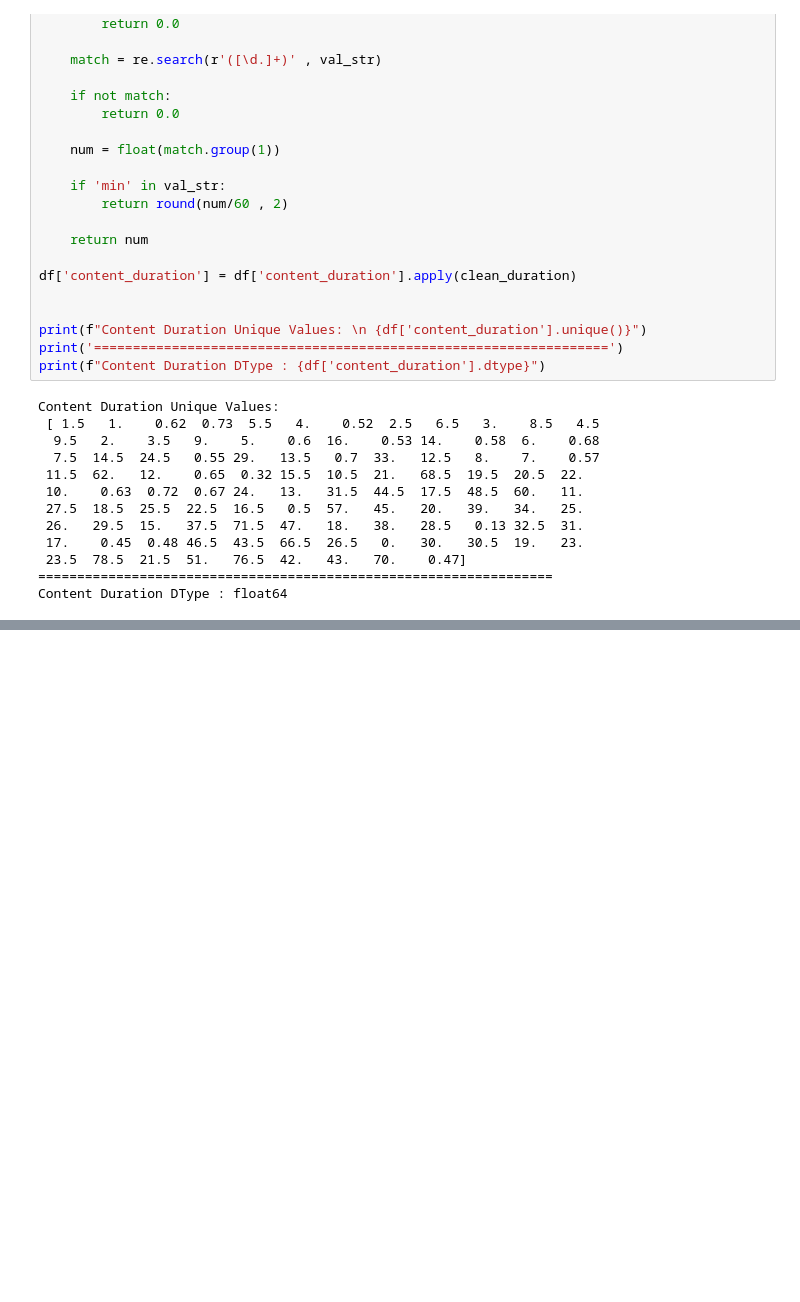
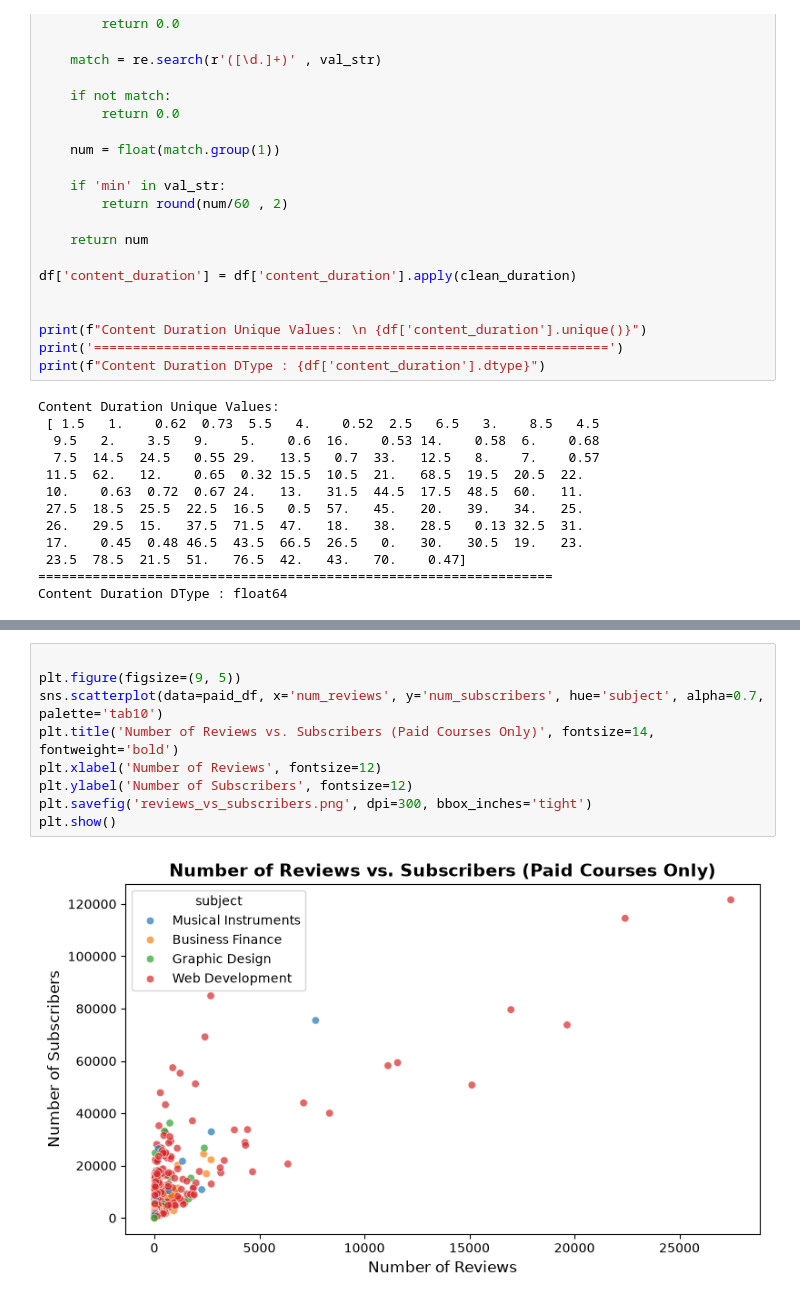
Before and after one commit to ahmedbaddar/Udemy-data-analysis, a Jupyter notebook: Udemy courses.ipynb, the cells around one changed output, grey strips where cells are left out. Cells and saved outputs as stored; diff of their text form; blank space fills up the shorter version.

```diff
--- a/Udemy courses.ipynb
+++ b/Udemy courses.ipynb
@@ -148,0 +301,11 @@ Content Duration DType : float64
+# %%
+
+plt.figure(figsize=(9, 5))
+sns.scatterplot(data=paid_df, x='num_reviews', y='num_subscribers', hue='subject', alpha=0.7, palette='tab10')
+plt.title('Number of Reviews vs. Subscribers (Paid Courses Only)', fontsize=14, fontweight='bold')
+plt.xlabel('Number of Reviews', fontsize=12)
+plt.ylabel('Number of Subscribers', fontsize=12)
+plt.savefig('reviews_vs_subscribers.png', dpi=300, bbox_inches='tight')
+plt.show()
+# %% [output]
+[figure, added]
```
Also changed, not shown: parts of 12 cells of this notebook.
